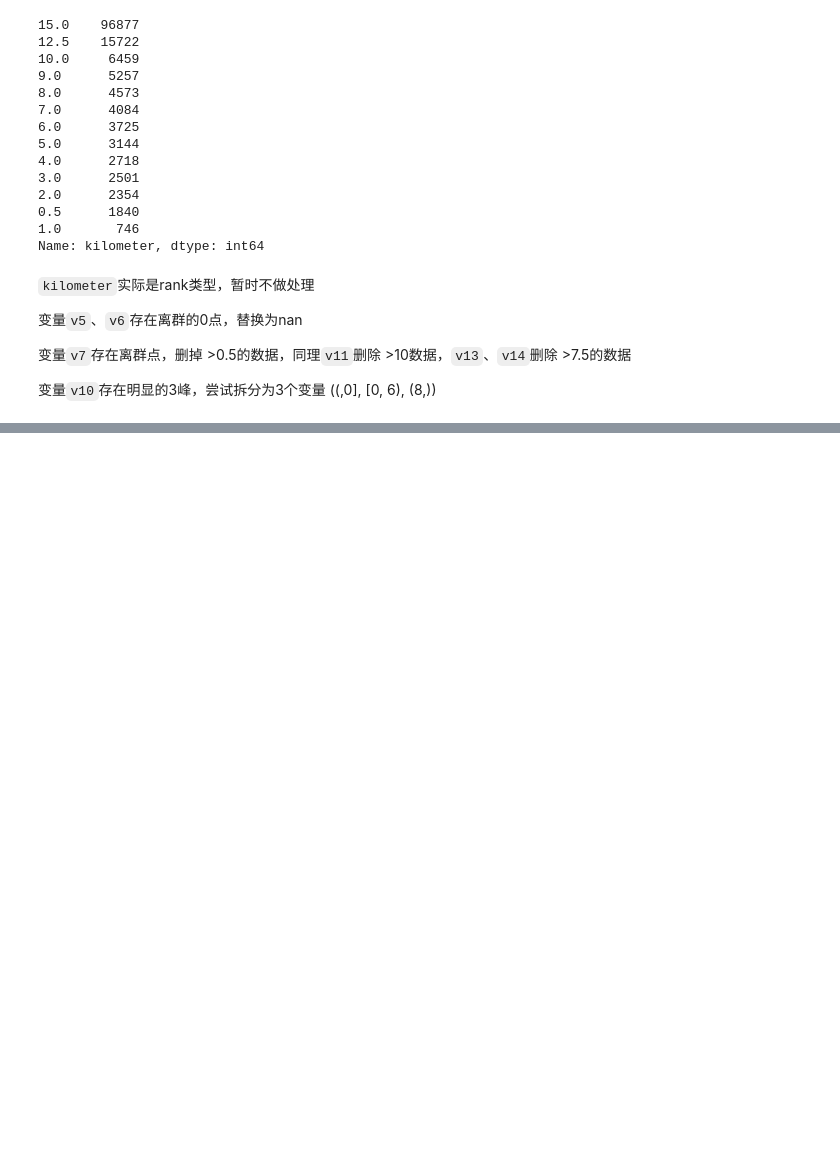
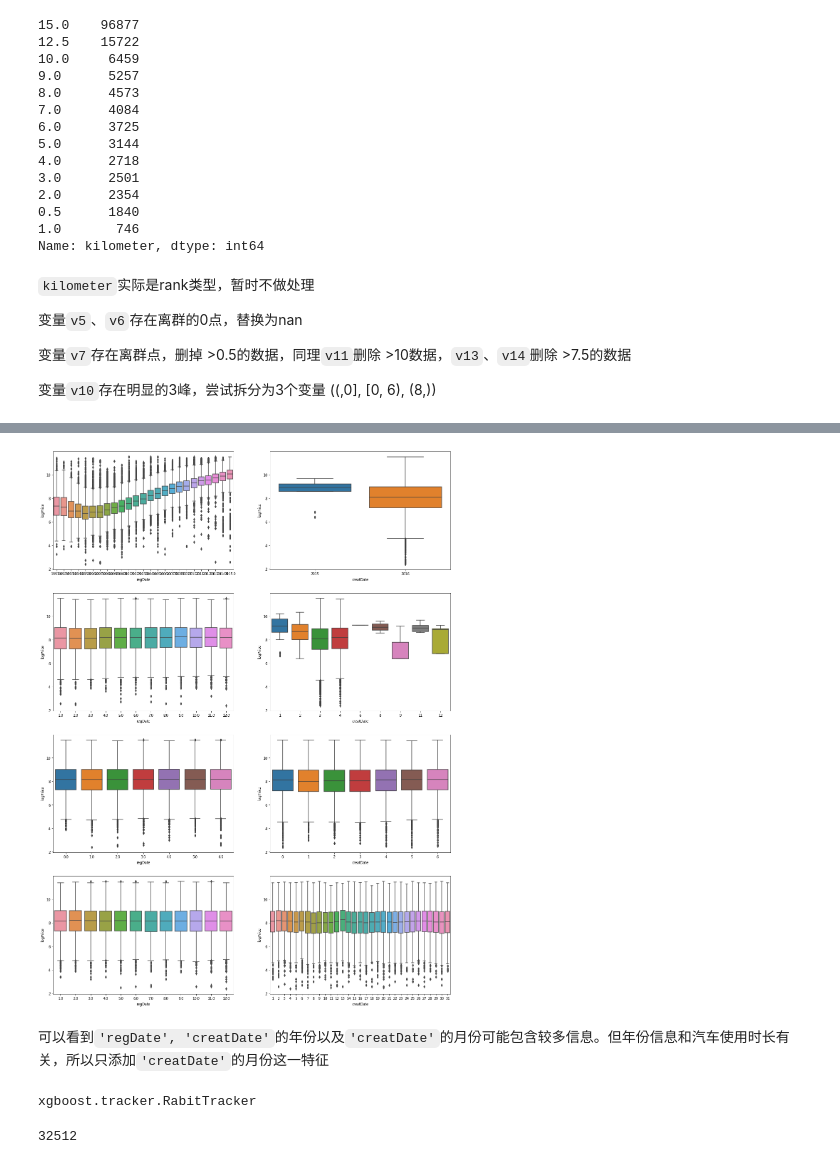
Before and after one commit to snailkn/tianchi-used-car, a Jupyter notebook: eda.ipynb, the cells around one changed output, grey strips where cells are left out. Saved outputs shown, nothing was run; the diff lists cells and outputs as text; code cells hidden in the pictures; blank space fills up the shorter version.

```diff
--- a/eda.ipynb
+++ b/eda.ipynb
@@ -209,0 +175,11 @@ manager.get_model_features(df)
+# %%
+f, axes = plt.subplots(4, 2, figsize=(20, 28))
+for i, feat in enumerate(['regDate', 'creatDate']):
+    sns.boxplot(df[feat].dt.year, df['logPrice'], ax=axes[0, i])
+    sns.boxplot(df[feat].dt.month, df['logPrice'], ax=axes[1, i])
+    sns.boxplot(df[feat].dt.dayofweek, df['logPrice'], ax=axes[2, i])
+    sns.boxplot(df[feat].dt.day, df['logPrice'], ax=axes[3, i])
+# %% [output]
+[figure, added]
+# %% [markdown]
+可以看到`'regDate', 'creatDate'`的年份以及`'creatDate'`的月份可能包含较多信息。但年份信息和汽车使用时长有关，所以只添加`'creatDate'`的月份这一特征
@@ -209,0 +188,4 @@ manager.get_model_features(df)
+# %%
+xgb.os.
+# %% [output]
+xgboost.tracker.RabitTracker
@@ -209,0 +194,4 @@ manager.get_model_features(df)
+# %%
+os.system('nvcc --version')
+# %% [output]
+32512
```
Also changed, not shown: parts of 10 cells of this notebook, 2 other files.
